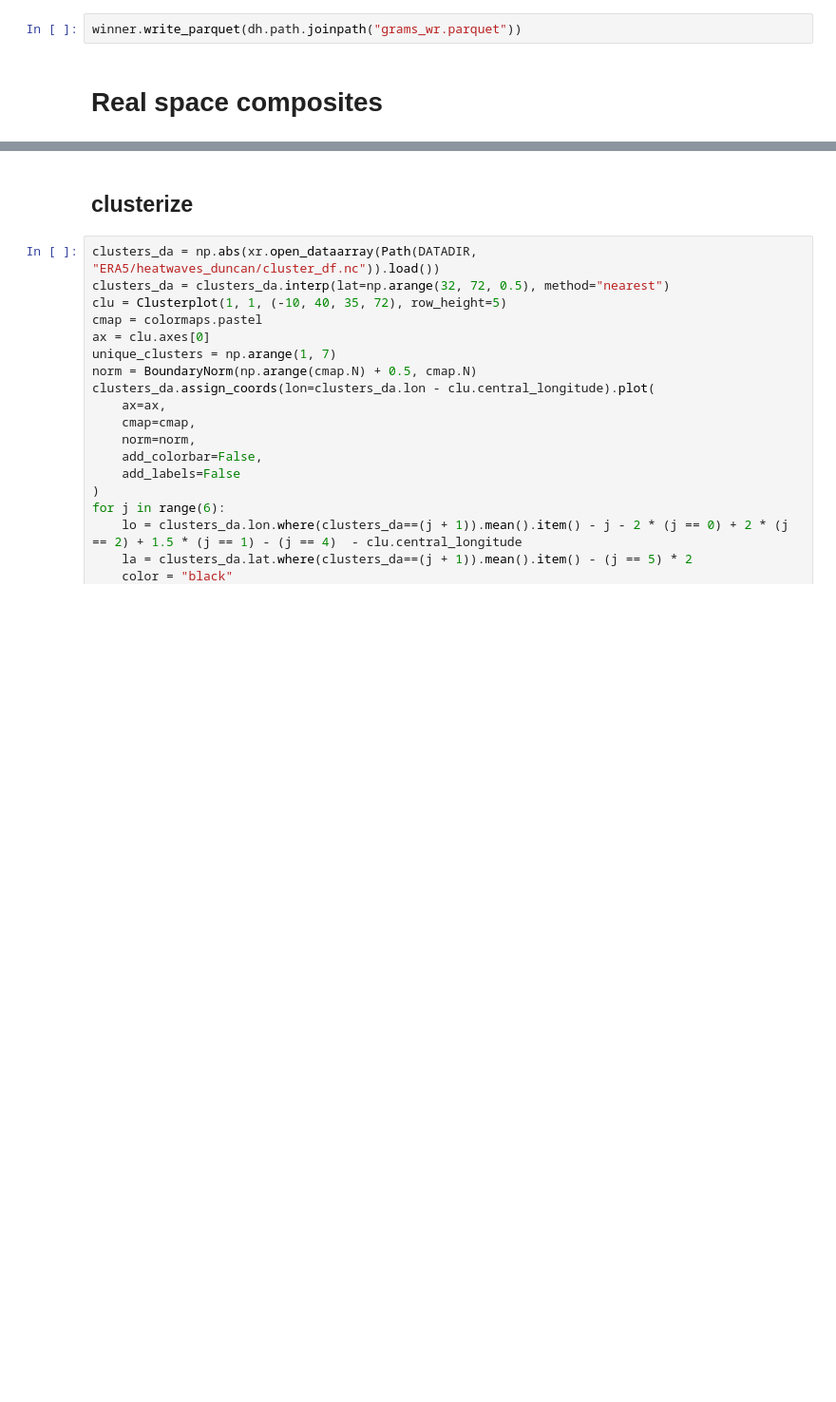
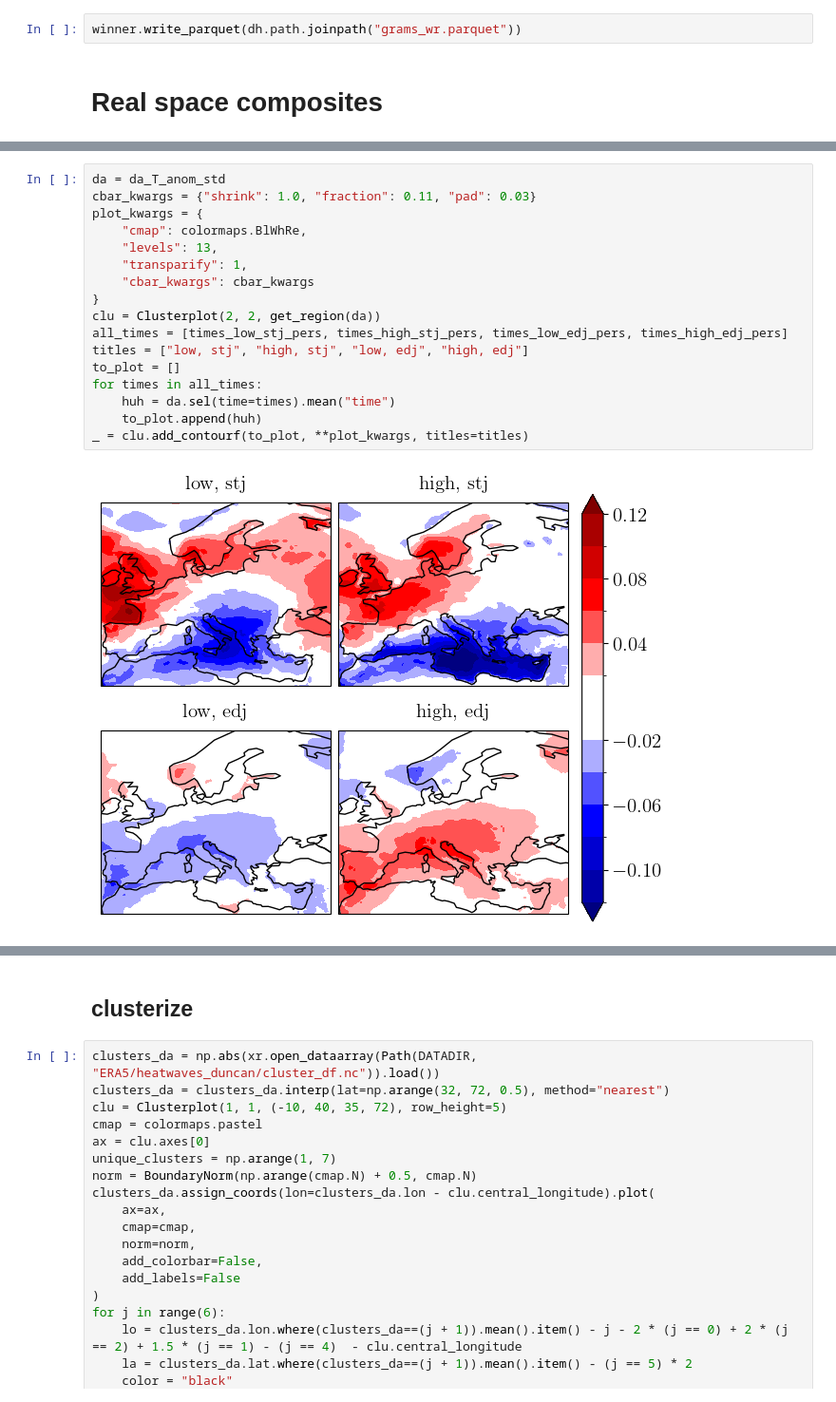
Before and after one commit to hbanderier/persistent-extremes-era5, a Jupyter notebook: Persistence/persistent_jets_v2.ipynb, the cells around one changed output, grey strips where cells are left out. Shown at 95% size. Saved outputs shown, nothing was run; the diff lists cells and outputs as text; blank space fills up the shorter version.

```diff
--- a/Persistence/persistent_jets_v2.ipynb
+++ b/Persistence/persistent_jets_v2.ipynb
@@ -444,0 +478,19 @@ long_names = {
+# %%
+da = da_T_anom_std
+cbar_kwargs = {"shrink": 1.0, "fraction": 0.11, "pad": 0.03}
+plot_kwargs = {
+    "cmap": colormaps.BlWhRe,
+    "levels": 13,
+    "transparify": 1,
+    "cbar_kwargs": cbar_kwargs
+}
+clu = Clusterplot(2, 2, get_region(da))
+all_times = [times_low_stj_pers, times_high_stj_pers, times_low_edj_pers, times_high_edj_pers]
+titles = ["low, stj", "high, stj", "low, edj", "high, edj"]
+to_plot = []
+for times in all_times:
+    huh = da.sel(time=times).mean("time")
+    to_plot.append(huh)
+_ = clu.add_contourf(to_plot, **plot_kwargs, titles=titles)
+# %% [output]
+[figure, added]
```
Also changed, not shown: parts of 20 cells of this notebook, 1 other file.
